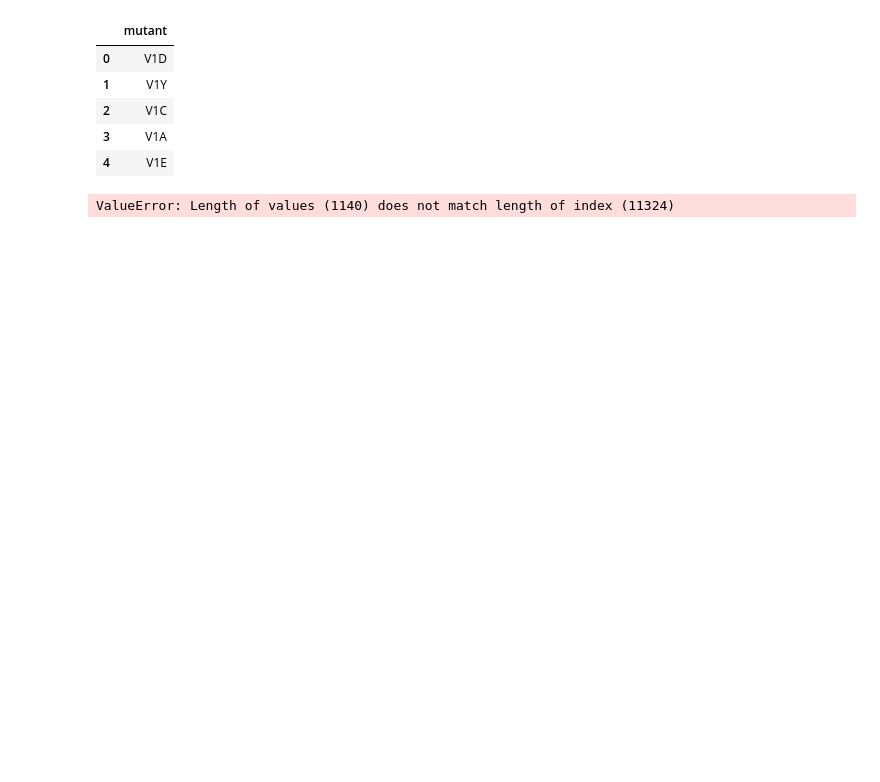
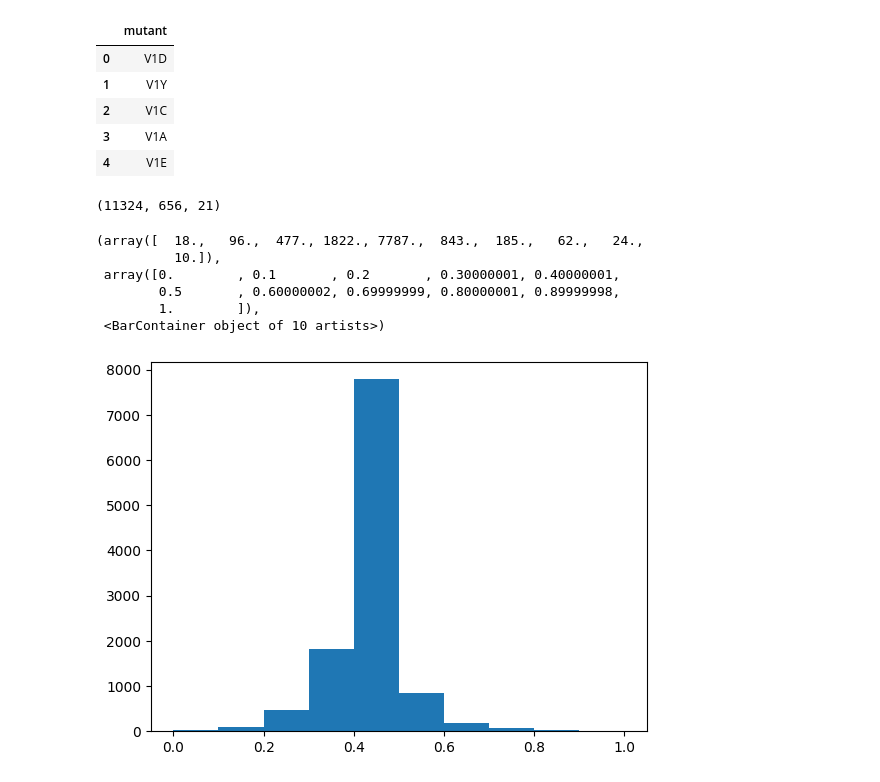
Before and after one commit to radroof22/cse-7850-combio-hackathon, a Jupyter notebook: CNN_onehot_sequence/CNN_Onehot.ipynb, the cells around one changed output. Saved outputs shown, nothing was run; the diff lists cells and outputs as text; code cells hidden in the pictures; blank space fills up the shorter version.

Commit message:
eval

```diff
--- a/CNN_onehot_sequence/CNN_Onehot.ipynb
+++ b/CNN_onehot_sequence/CNN_Onehot.ipynb
@@ -322,0 +313,6 @@ plt.show()
+# %%
+import torch
+loaded_model = AminoAcidCNN(656, 21)
+
+# Load the saved weights
+loaded_model.load_state_dict(torch.load("model_fold_5.pth"))
@@ -357,7 +352,22 @@ correlation
+# %%
+X.shape
+# %% [output]
+(11324, 656, 21)
+# %%
+
+# Ensure the model is in evaluation mode
+loaded_model.eval()
+X = np.array(df_test['one_hot_sequence'].tolist())  # One-hot encoded sequences
+X = X.transpose(0,2 ,1)
+X = torch.tensor(X, dtype=torch.float32)
+
+# Compute predictions
+with torch.no_grad():
+    predicted_dms_scores = loaded_model(X).squeeze().numpy()  # Flatten to 1D array
+# %%
+normalized_predicted_dms = (predicted_dms_scores - np.min(predicted_dms_scores)) / (np.max(predicted_dms_scores) - np.min(predicted_dms_scores))
 # %%
 # output
 df_test["DMS_score_predicted"] = predicted_dms_scores
 df_test[["mutant", "DMS_score_predicted"]].to_csv("predictions.csv", index=False)
-# %% [output]
-ValueError: Length of values (1140) does not match length of index (11324)
 # %%
@@ -369,3 +379,14 @@ for mut in top10mutants["mutant"].values:
 with open("top10.txt", "w") as f:
 
     f.write("\n".join(mutants))
+# %%
+import matplotlib.pyplot as plt
+plt.hist(normalized_predicted_dms)
+# %% [output]
+(array([  18.,   96.,  477., 1822., 7787.,  843.,  185.,   62.,   24.,
+          10.]),
+ array([0.        , 0.1       , 0.2       , 0.30000001, 0.40000001,
+        0.5       , 0.60000002, 0.69999999, 0.80000001, 0.89999998,
+        1.        ]),
+ <BarContainer object of 10 artists>)
+[figure, added]
```
Also changed, not shown: parts of 7 cells of this notebook, 2 other files.
